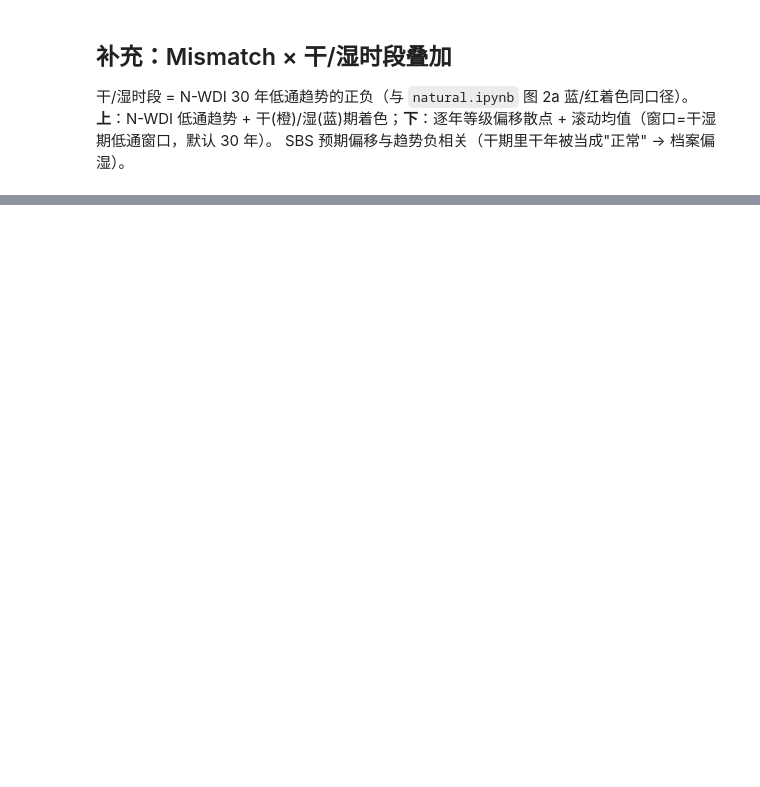
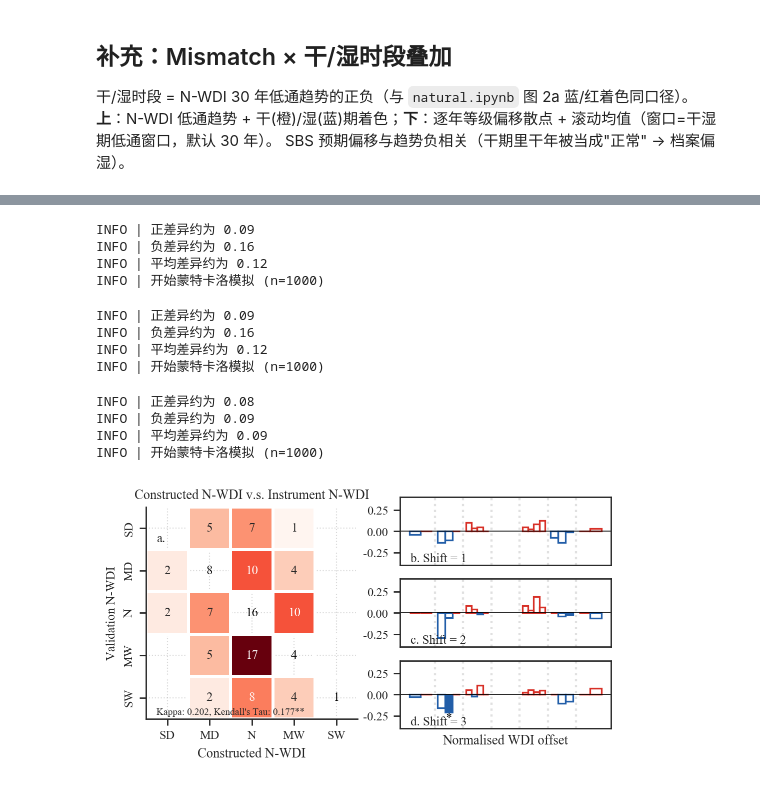
Before and after one commit to SongshGeo/shifting_baseline, a Jupyter notebook: reports/mismatch.ipynb, the cells around one changed output, grey strips where cells are left out. Saved outputs shown, nothing was run; the diff lists cells and outputs as text; code cells hidden in the pictures; blank space fills up the shorter version.

```diff
--- a/reports/mismatch.ipynb
+++ b/reports/mismatch.ipynb
@@ -611,0 +620,76 @@ INFO | corr(phase, |offset|)=-0.090 | corr(phase, SBS-aligned)=-0.093  (>0 才
+# %%
+fig = plt.figure(figsize=(6, 3), constrained_layout=False)
+gs = fig.add_gridspec(
+    3,
+    2,
+    width_ratios=[1, 1],
+    height_ratios=[1, 1, 1],  # row 1 = spacer between panel a and c–f
+)
+
+# 绘制 confusion matrix
+ax = fig.add_subplot(gs[:, 0])
+validation_mismatch_report.plot_confusion_matrix(ax=ax, cbar=False)
+title = ax.get_title()
+ax.set_title("")
+ax.text(0.05, 0.02, title, transform=ax.transAxes, fontsize=7)
+ax.text(
+    0.05,
+    0.85,
+    "a.",
+    transform=ax.transAxes,
+    fontsize=9,
+    ha="left",
+    va="center",
+    weight="bold",
+)
+ax.set_title("Constructed N-WDI v.s. Instrument N-WDI")
+ax.set_ylabel("Validation N-WDI")
+ax.set_xlabel("Constructed N-WDI")
+
+## ========== shift 分析 ==========
+bar_axs = []
+labels = ["b.", "c.", "d."]
+# 绘制 3 个 shift 的图
+for shift in range(1, 4):
+    # show_legend = shift == 2
+    ax = fig.add_subplot(gs[shift - 1, 1])
+    log.info(f"正差异约为 {validation_mismatch_report.get_mean_diff('positive'):.2f}")
+    log.info(f"负差异约为 {validation_mismatch_report.get_mean_diff('negative'):.2f}")
+    log.info(f"平均差异约为 {validation_mismatch_report.get_mean_diff():.2f}")
+    validation_mismatch_report.analyze_error_patterns(shift=shift)
+    validation_mismatch_report.plot_mismatch_bar(
+        ax=ax,
+        show_legend=False,
+        legend_loc="upper right",
+        y_metric=y_metric,
+        ylim=ylim,
+    )
+    bar_axs.append(ax)
+    ax.set_facecolor("none")
+    ax.set_xlabel("")
+    ax.set_xticks([])
+    ax.grid(False)
+    ax.set_ylabel("")
+    ax.text(
+        0.05,
+        0.05,
+        f"{labels[shift - 1]} Shift = {shift}",
+        transform=ax.transAxes,
+        fontsize=9,
+    )
+ax.set_xlabel("Normalised WDI offset")
+plt.show();
+# %% [output]
+INFO | 正差异约为 0.09
+INFO | 负差异约为 0.16
+INFO | 平均差异约为 0.12
+INFO | 开始蒙特卡洛模拟 (n=1000)
+INFO | 正差异约为 0.09
+INFO | 负差异约为 0.16
+INFO | 平均差异约为 0.12
+INFO | 开始蒙特卡洛模拟 (n=1000)
+INFO | 正差异约为 0.08
+INFO | 负差异约为 0.09
+INFO | 平均差异约为 0.09
+INFO | 开始蒙特卡洛模拟 (n=1000)
+[figure, added]
```
Also changed, not shown: parts of 17 cells of this notebook, 11 other files.
